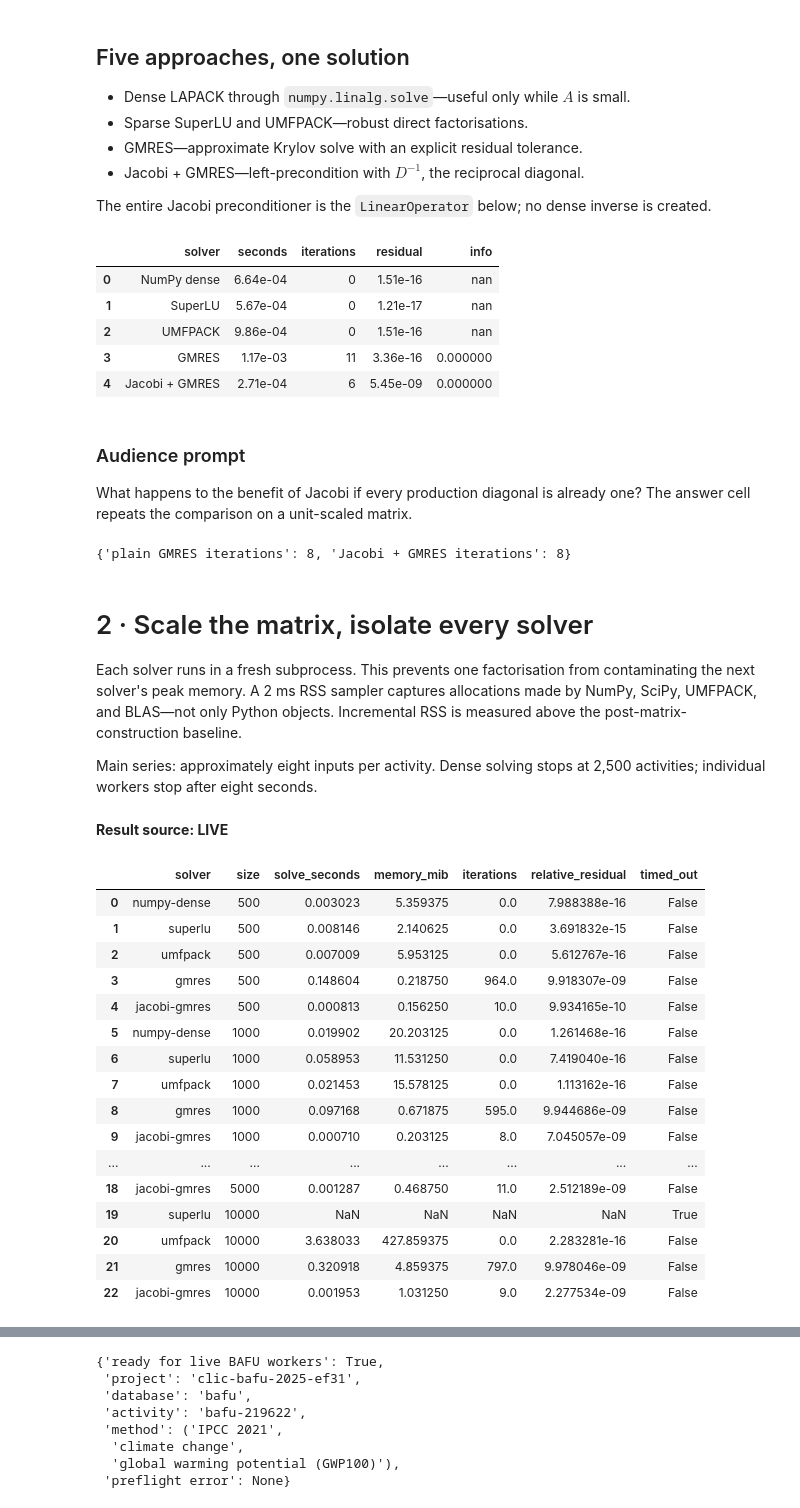
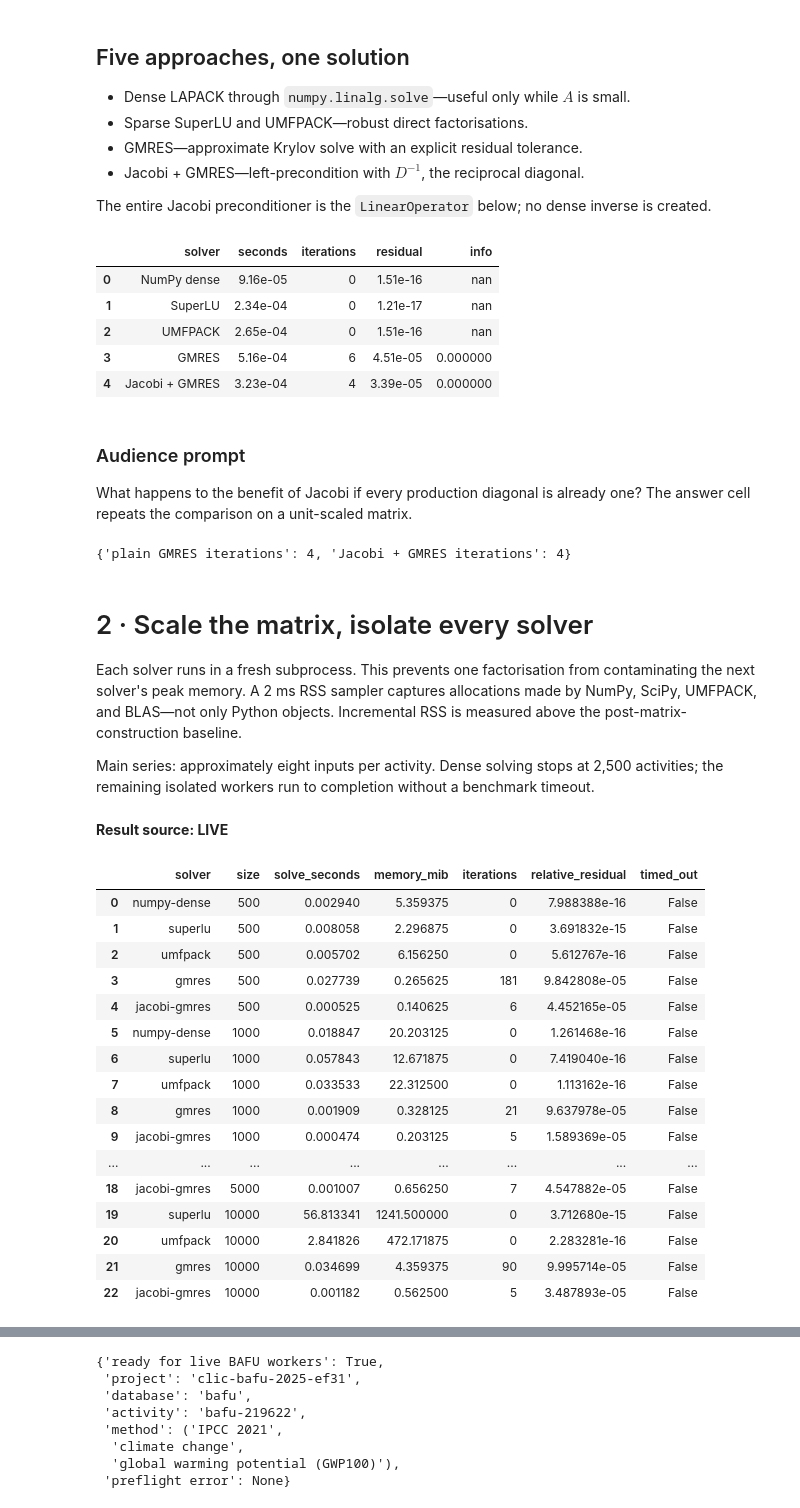
Before and after one commit to romainsacchi/jacobi, a Jupyter notebook: output/jupyter-notebook/brightcon-2026-jacobi-gmres.ipynb, the cells around one changed output, grey strips where cells are left out. Drawn from its saved outputs; the diff is of its cells as text; code cells hidden in the pictures.

```diff
--- a/output/jupyter-notebook/brightcon-2026-jacobi-gmres.ipynb
+++ b/output/jupyter-notebook/brightcon-2026-jacobi-gmres.ipynb
@@ -51,7 +51,7 @@ DATABASE = "bafu"
 ACTIVITY_CODE = "bafu-219622"
 METHOD = ("IPCC 2021", "climate change", "global warming potential (GWP100)")
 SEED = 2026
-RTOL = 1e-8
+RTOL = 1e-4
 
 {
     "live workers": LIVE,
@@ -154,11 +154,11 @@ for label, function in (
 pd.DataFrame(tiny_runs).style.format({"seconds": "{:.2e}", "residual": "{:.2e}"})
 # %% [output]
 |  | solver | seconds | iterations | residual | info |
-| 0 | NumPy dense | 6.64e-04 | 0 | 1.51e-16 | nan |
-| 1 | SuperLU | 5.67e-04 | 0 | 1.21e-17 | nan |
-| 2 | UMFPACK | 9.86e-04 | 0 | 1.51e-16 | nan |
-| 3 | GMRES | 1.17e-03 | 11 | 3.36e-16 | 0.000000 |
-| 4 | Jacobi + GMRES | 2.71e-04 | 6 | 5.45e-09 | 0.000000 |
+| 0 | NumPy dense | 9.16e-05 | 0 | 1.51e-16 | nan |
+| 1 | SuperLU | 2.34e-04 | 0 | 1.21e-17 | nan |
+| 2 | UMFPACK | 2.65e-04 | 0 | 1.51e-16 | nan |
+| 3 | GMRES | 5.16e-04 | 6 | 4.51e-05 | 0.000000 |
+| 4 | Jacobi + GMRES | 3.23e-04 | 4 | 3.39e-05 | 0.000000 |
 # %% [markdown]
 ### Audience prompt
 
@@ -171,15 +171,15 @@ _, _, plain_iterations = krylov(A_unit, b_unit, jacobi=False)
 _, _, jacobi_iterations = krylov(A_unit, b_unit, jacobi=True)
 {"plain GMRES iterations": plain_iterations, "Jacobi + GMRES iterations": jacobi_iterations}
 # %% [output]
-{'plain GMRES iterations': 8, 'Jacobi + GMRES iterations': 8}
+{'plain GMRES iterations': 4, 'Jacobi + GMRES iterations': 4}
 # %% [markdown]
 # 2 · Scale the matrix, isolate every solver
 
 Each solver runs in a fresh subprocess. This prevents one factorisation from contaminating the next solver's peak memory. A 2 ms RSS sampler captures allocations made by NumPy, SciPy, UMFPACK, and BLAS—not only Python objects. Incremental RSS is measured above the post-matrix-construction baseline.
 
-Main series: approximately eight inputs per activity. Dense solving stops at 2,500 activities; individual workers stop after eight seconds.
+Main series: approximately eight inputs per activity. Dense solving stops at 2,500 activities; the remaining isolated workers run to completion without a benchmark timeout.
 # %%
-def run_checked(command: list[str], timeout: float) -> subprocess.CompletedProcess[str]:
+def run_checked(command: list[str], timeout: float | None = None) -> subprocess.CompletedProcess[str]:
     return subprocess.run(
         command,
         cwd=ROOT,
@@ -189,52 +189,51 @@ def run_checked(command: list[str], timeout: float) -> subprocess.CompletedProce
         timeout=timeout,
     )
 
 
 def live_or_stored_synthetic():
     live_path = ROOT / "results" / "live_synthetic.json"
     fallback = ROOT / "results" / "synthetic_calibration.json"
     if LIVE:
         command = [
             sys.executable,
             "dev/run_synthetic_suite.py",
             "--python", sys.executable,
             "--output", str(live_path),
             "--sizes", "500", "1000", "2500", "5000", "10000",
-            "--run-timeout", "8",
-            "--total-budget", "45",
+            "--rtol", str(RTOL),
         ]
         try:
-            run_checked(command, timeout=55)
+            run_checked(command)
             return json.loads(live_path.read_text()), "LIVE"
         except Exception as error:
             return json.loads(fallback.read_text()), f"STORED FALLBACK ({type(error).__name__})"
     return json.loads(fallback.read_text()), "STORED RESULTS"
 
 
 synthetic_payload, synthetic_source = live_or_stored_synthetic()
 display(Markdown(f"**Result source: {synthetic_source}**"))
 synthetic = pd.json_normalize(synthetic_payload["results"])
 synthetic["memory_mib"] = synthetic["incremental_peak_rss_bytes"] / 2**20
 synthetic[["solver", "size", "solve_seconds", "memory_mib", "iterations", "relative_residual", "timed_out"]]
 # %% [output]
 **Result source: LIVE**
 |  | solver | size | solve_seconds | memory_mib | iterations | relative_residual | timed_out |
-| 0 | numpy-dense | 500 | 0.003023 | 5.359375 | 0.0 | 7.988388e-16 | False |
-| 1 | superlu | 500 | 0.008146 | 2.140625 | 0.0 | 3.691832e-15 | False |
-| 2 | umfpack | 500 | 0.007009 | 5.953125 | 0.0 | 5.612767e-16 | False |
-| 3 | gmres | 500 | 0.148604 | 0.218750 | 964.0 | 9.918307e-09 | False |
-| 4 | jacobi-gmres | 500 | 0.000813 | 0.156250 | 10.0 | 9.934165e-10 | False |
-| 5 | numpy-dense | 1000 | 0.019902 | 20.203125 | 0.0 | 1.261468e-16 | False |
-| 6 | superlu | 1000 | 0.058953 | 11.531250 | 0.0 | 7.419040e-16 | False |
-| 7 | umfpack | 1000 | 0.021453 | 15.578125 | 0.0 | 1.113162e-16 | False |
-| 8 | gmres | 1000 | 0.097168 | 0.671875 | 595.0 | 9.944686e-09 | False |
-| 9 | jacobi-gmres | 1000 | 0.000710 | 0.203125 | 8.0 | 7.045057e-09 | False |
+| 0 | numpy-dense | 500 | 0.002940 | 5.359375 | 0 | 7.988388e-16 | False |
+| 1 | superlu | 500 | 0.008058 | 2.296875 | 0 | 3.691832e-15 | False |
+| 2 | umfpack | 500 | 0.005702 | 6.156250 | 0 | 5.612767e-16 | False |
+| 3 | gmres | 500 | 0.027739 | 0.265625 | 181 | 9.842808e-05 | False |
+| 4 | jacobi-gmres | 500 | 0.000525 | 0.140625 | 6 | 4.452165e-05 | False |
+| 5 | numpy-dense | 1000 | 0.018847 | 20.203125 | 0 | 1.261468e-16 | False |
+| 6 | superlu | 1000 | 0.057843 | 12.671875 | 0 | 7.419040e-16 | False |
+| 7 | umfpack | 1000 | 0.033533 | 22.312500 | 0 | 1.113162e-16 | False |
+| 8 | gmres | 1000 | 0.001909 | 0.328125 | 21 | 9.637978e-05 | False |
+| 9 | jacobi-gmres | 1000 | 0.000474 | 0.203125 | 5 | 1.589369e-05 | False |
 | ... | ... | ... | ... | ... | ... | ... | ... |
-| 18 | jacobi-gmres | 5000 | 0.001287 | 0.468750 | 11.0 | 2.512189e-09 | False |
-| 19 | superlu | 10000 | NaN | NaN | NaN | NaN | True |
-| 20 | umfpack | 10000 | 3.638033 | 427.859375 | 0.0 | 2.283281e-16 | False |
-| 21 | gmres | 10000 | 0.320918 | 4.859375 | 797.0 | 9.978046e-09 | False |
-| 22 | jacobi-gmres | 10000 | 0.001953 | 1.031250 | 9.0 | 2.277534e-09 | False |
+| 18 | jacobi-gmres | 5000 | 0.001007 | 0.656250 | 7 | 4.547882e-05 | False |
+| 19 | superlu | 10000 | 56.813341 | 1241.500000 | 0 | 3.712680e-15 | False |
+| 20 | umfpack | 10000 | 2.841826 | 472.171875 | 0 | 2.283281e-16 | False |
+| 21 | gmres | 10000 | 0.034699 | 4.359375 | 90 | 9.995714e-05 | False |
+| 22 | jacobi-gmres | 10000 | 0.001182 | 0.562500 | 5 | 3.487893e-05 | False |
 # %%
 solver_order = ["numpy-dense", "superlu", "umfpack", "gmres", "jacobi-gmres"]
 colors = {
```
Also changed, not shown: parts of 10 cells of this notebook, 13 other files.
